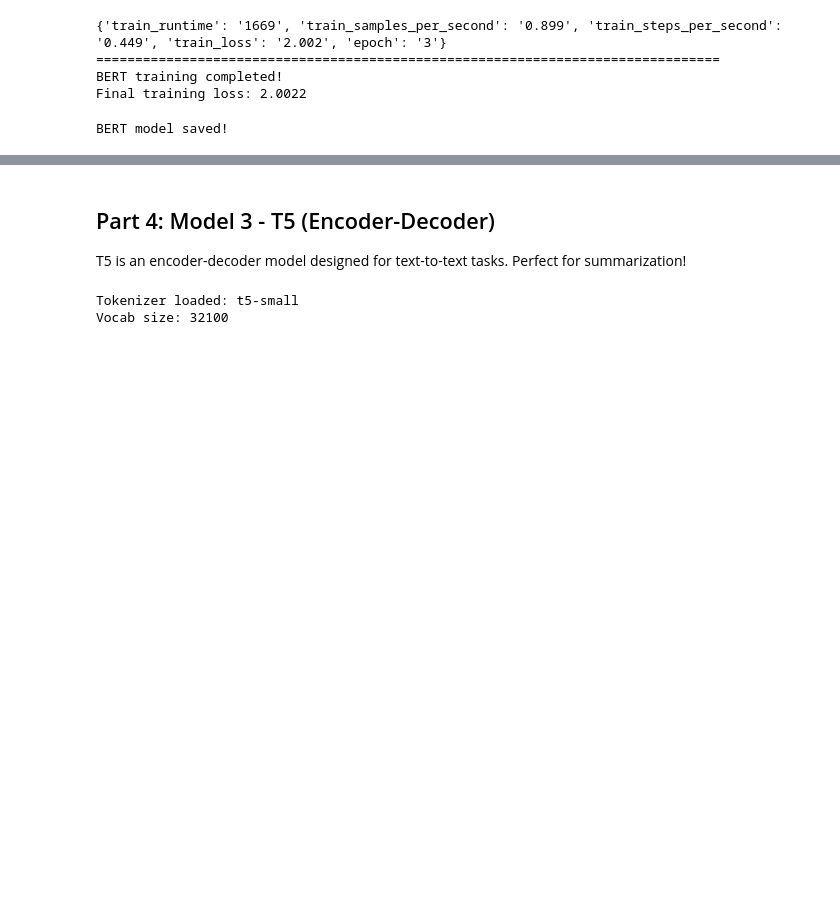
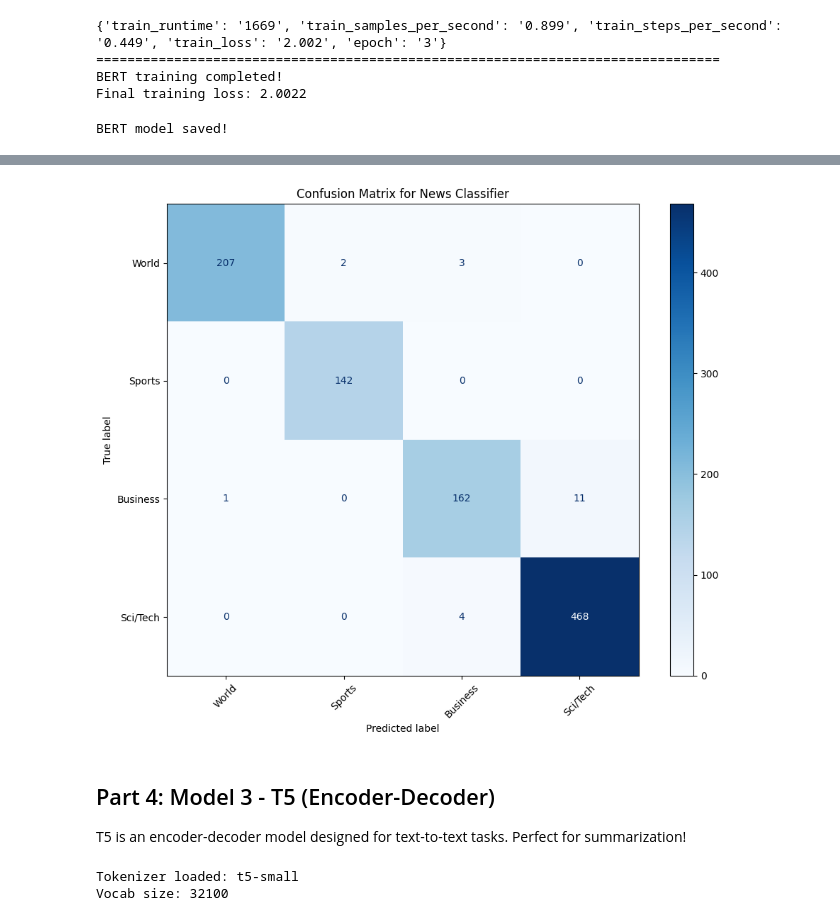
Before and after one commit to Rjshrestha/MSIT3103-GenAI-assignments, a Jupyter notebook: assignment2_complete.ipynb, the cells around one changed output, grey strips where cells are left out. Drawn from its saved outputs; the diff is of its cells as text; code cells hidden in the pictures; blank space fills up the shorter version.

Commit message:
Confusion Matrix

```diff
--- a/assignment2_complete.ipynb
+++ b/assignment2_complete.ipynb
@@ -626,0 +722,11 @@ BERT model saved!
+# %%
+sample_news_input = "Breaking news: The stock market crashes as investors panic."
+inputs = bert_tokenizer(sample_news_input, return_tensors="pt")
+inputs = {k: v.to(device) for k, v in inputs.items()}
+news_classifier_model.to(device)
+with torch.no_grad():
+    outputs = news_classifier_model(**inputs)
+pred_class = torch.argmax(outputs.logits, dim=-1).item()
+print(f"Sample news input: {sample_news_input}")
+print(f"Predicted class: {pred_class}")
+print("Available classes:", news_dataset.features["label"].names)
@@ -627,3 +758,37 @@ BERT model saved!
+# %%
+from sklearn.metrics import confusion_matrix, ConfusionMatrixDisplay
+import numpy as np
+import matplotlib.pyplot as plt
+
+predictions = []
+for i in range(0, len(train_news), 32):
+    batch = train_news[i:i+32]
+    inputs = {
+        "input_ids": torch.tensor(batch["input_ids"]).to(device),
+        "attention_mask": torch.tensor(batch["attention_mask"]).to(device)
+    }
+    with torch.no_grad():
+        outputs = news_classifier_model(**inputs)
+    preds = torch.argmax(outputs.logits, dim=-1).cpu().numpy()
+    predictions.extend(preds)
+
+true_labels = np.array(train_news["labels"])
+
+# Explicitly limit to 4 classes
+conf_matrix = confusion_matrix(true_labels, predictions, labels=[0, 1, 2, 3])
+
+fig, ax = plt.subplots(figsize=(10, 8))
+disp = ConfusionMatrixDisplay(
+    confusion_matrix=conf_matrix,
+    display_labels=news_dataset.features["label"].names
+)
+disp.plot(ax=ax, cmap="Blues", colorbar=True)
+plt.title("Confusion Matrix for News Classifier")
+plt.xticks(rotation=45)
+plt.tight_layout()
+plt.show()
+# %% [output]
+[figure, added]
 # %% [markdown]
 ## Part 4: Model 3 - T5 (Encoder-Decoder)
 
```
Also changed, not shown: parts of 4 cells of this notebook.
